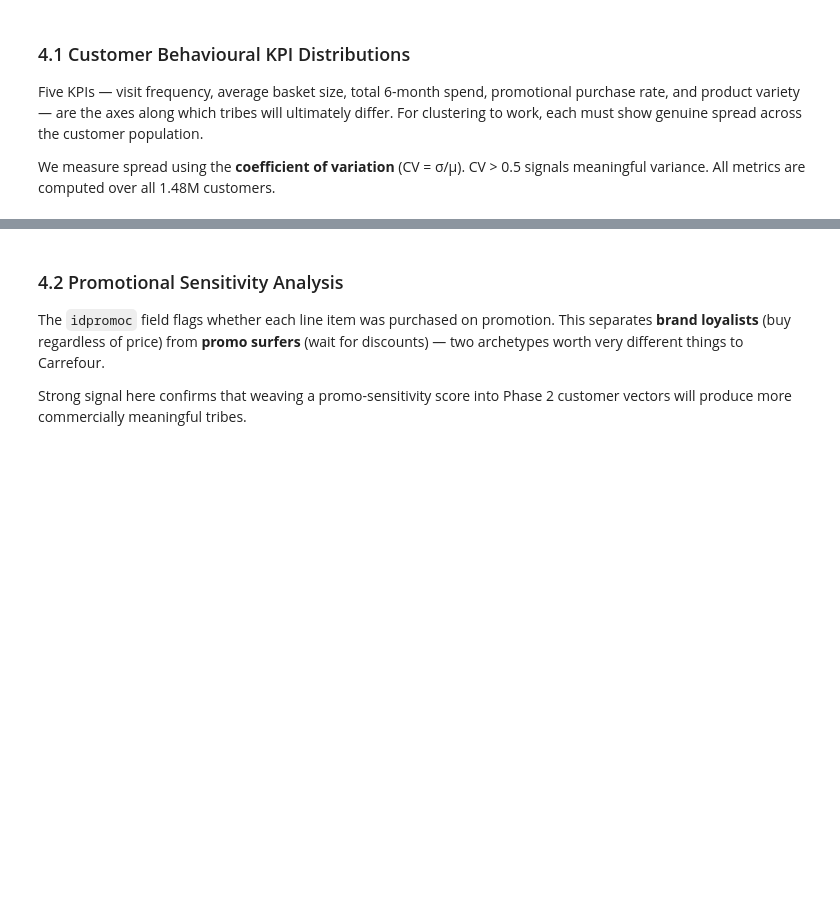
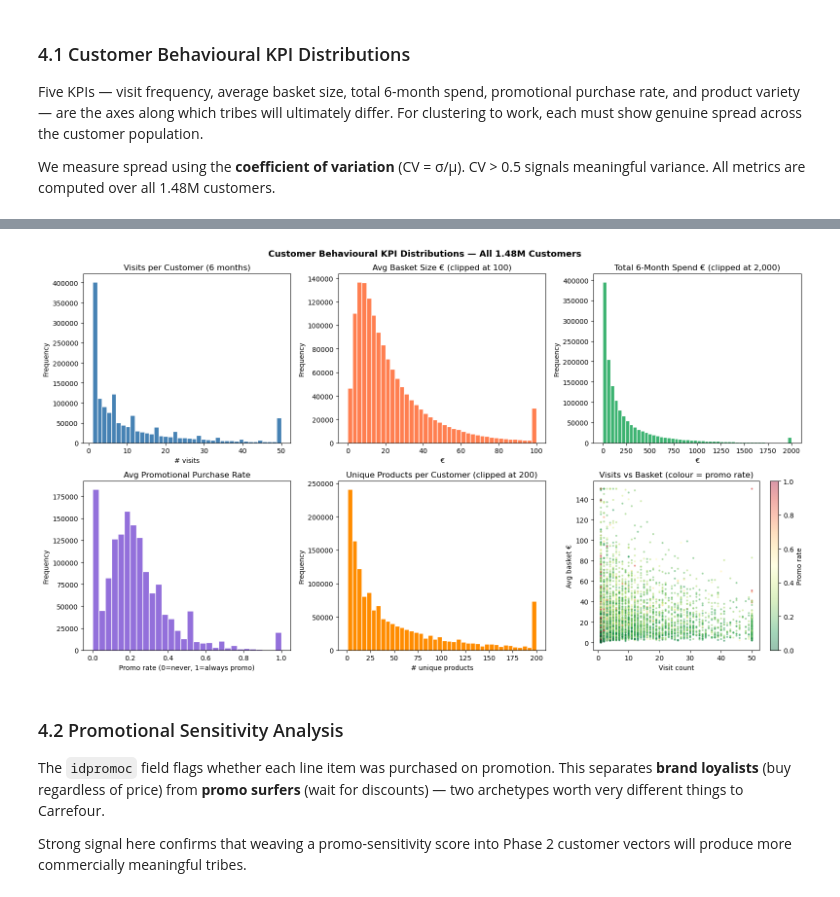
Before and after one commit to robsrot/carrefour_capstone, a Jupyter notebook: notebooks/02_mvp_pipeline.ipynb, the cells around one changed output, grey strips where cells are left out. Saved outputs shown, nothing was run; the diff lists cells and outputs as text; code cells hidden in the pictures; blank space fills up the shorter version.

```diff
--- a/notebooks/02_mvp_pipeline.ipynb
+++ b/notebooks/02_mvp_pipeline.ipynb
@@ -399,31 +404,46 @@ Five KPIs — visit frequency, average basket size, total 6-month spend, promoti
 
 We measure spread using the **coefficient of variation** (CV = σ/μ). CV > 0.5 signals meaningful variance. All metrics are computed over all 1.48M customers.
 # %%
-# ── 3. Per-customer KPI distributions (all 1.48M customers) ───────────────────
-# basket-level agg in Polars, then roll up to customer — never materialises raw rows
-basket_lf = (
-    df_combined
-    .group_by(["cliente", "ticket"])
-    .agg([
-        pl.len().alias("n_items"),
-        pl.col("importe").sum().alias("total_spend"),
-        (pl.col("idpromoc") == "Promo").sum().cast(pl.Float64).alias("promo_items"),
+# ── 4.1 Per-customer KPI distributions (all 1.48M customers) ──────────────────
+_cache_path = DATA_PROCESSED / "customer_kpis.parquet"
+
+if _cache_path.exists():
+    cust_stats = pd.read_parquet(_cache_path)
+    print(f"Loaded customer KPIs from cache ({len(cust_stats):,} rows)")
+else:
+    clean_lf = pl.scan_parquet(DATA_PROCESSED / "df_combined.parquet")
+
+    basket_lf = (
+        clean_lf
+        .group_by(["cliente", "ticket"])
+        .agg([
+            pl.len().alias("n_items"),
+            pl.col("importe").sum().alias("total_spend"),
+            (pl.col("idpromoc") == "Promo").sum().cast(pl.Float64).alias("promo_items"),
+        ])
+        .with_columns((pl.col("promo_items") / pl.col("n_items")).alias("promo_rate"))
+    )
+
+    cust_lf = basket_lf.group_by("cliente").agg([
+        pl.len().alias("visit_count"),
+        pl.col("total_spend").mean().alias("avg_basket_size"),
+        pl.col("total_spend").sum().alias("total_spend_6m"),
+        pl.col("promo_rate").mean().alias("avg_promo_rate"),
     ])
-    .with_columns((pl.col("promo_items") / pl.col("n_items")).alias("promo_rate"))
-)
 
-cust_lf = basket_lf.group_by("cliente").agg([
-    pl.len().alias("visit_count"),
-    pl.col("total_spend").mean().alias("avg_basket_size"),
-    pl.col("total_spend").sum().alias("total_spend_6m"),
-    pl.col("promo_rate").mean().alias("avg_promo_rate"),
-])
+    diversity_lf = clean_lf.group_by("cliente").agg(
+        # approx_n_unique uses HyperLogLog (~1% error) — O(1) memory vs O(cardinality) for exact n_unique
+        pl.col("idarticu").approx_n_unique().alias("unique_products")
+    )
 
-diversity_lf = df_combined.group_by("cliente").agg(
-    pl.col("idarticu").n_unique().alias("unique_products")
-)
+    # Two sequential streaming collects — each processes 190M rows in micro-batches,
+    # keeping peak RAM proportional to batch size rather than full dataset size.
+    cust_df      = cust_lf.collect(engine="streaming").to_pandas()
+    diversity_df = diversity_lf.collect(engine="streaming").to_pandas()
+    cust_stats   = cust_df.merge(diversity_df, on="cliente")
 
-cust_stats = cust_lf.join(diversity_lf, on="cliente").collect().to_pandas()
+    cust_stats.to_parquet(_cache_path, index=False)
+    print(f"Computed and cached customer KPIs → {_cache_path}")
 
 print(f"Customer KPI summary (n={len(cust_stats):,}):")
 print(cust_stats[["visit_count","avg_basket_size","total_spend_6m","avg_promo_rate","unique_products"]]
@@ -436,12 +456,12 @@ cust_stats["visit_count"].clip(upper=50).plot.hist(
 axes[0,0].set_xlabel("# visits")
 cust_stats["avg_basket_size"].clip(upper=100).plot.hist(
     bins=40, ax=axes[0,1], color="coral", edgecolor="white",
-    title="Avg Basket Size € (clipped at 100)")
-axes[0,1].set_xlabel("€")
+    title="Avg Basket Size \u20ac (clipped at 100)")
+axes[0,1].set_xlabel("\u20ac")
 cust_stats["total_spend_6m"].clip(upper=2000).plot.hist(
     bins=50, ax=axes[0,2], color="mediumseagreen", edgecolor="white",
-    title="Total 6-Month Spend € (clipped at 2,000)")
-axes[0,2].set_xlabel("€")
+    title="Total 6-Month Spend \u20ac (clipped at 2,000)")
+axes[0,2].set_xlabel("\u20ac")
 cust_stats["avg_promo_rate"].plot.hist(
     bins=30, ax=axes[1,0], color="mediumpurple", edgecolor="white",
     title="Avg Promotional Purchase Rate")
@@ -456,10 +476,11 @@ sc = axes[1,2].scatter(s["visit_count"].clip(upper=50),
                         c=s["avg_promo_rate"], cmap="RdYlGn_r",
                         s=4, alpha=0.4)
 plt.colorbar(sc, ax=axes[1,2], label="Promo rate")
-axes[1,2].set_xlabel("Visit count"); axes[1,2].set_ylabel("Avg basket €")
+axes[1,2].set_xlabel("Visit count"); axes[1,2].set_ylabel("Avg basket \u20ac")
 axes[1,2].set_title("Visits vs Basket (colour = promo rate)")
-plt.suptitle("Customer Behavioural KPI Distributions — All 1.48M Customers",
+plt.suptitle("Customer Behavioural KPI Distributions \u2014 All 1.48M Customers",
              fontsize=13, fontweight="bold")
 plt.tight_layout()
 plt.savefig(OUTPUTS / "eda_customer_kpis.png", dpi=120)
 plt.show()
+# %% [output]
@@ -466,3 +498,4 @@ plt.show()
+[figure, added]
 # %% [markdown]
 ### 4.2 Promotional Sensitivity Analysis
 
```
Also changed, not shown: parts of 11 cells of this notebook, 1 other file.
